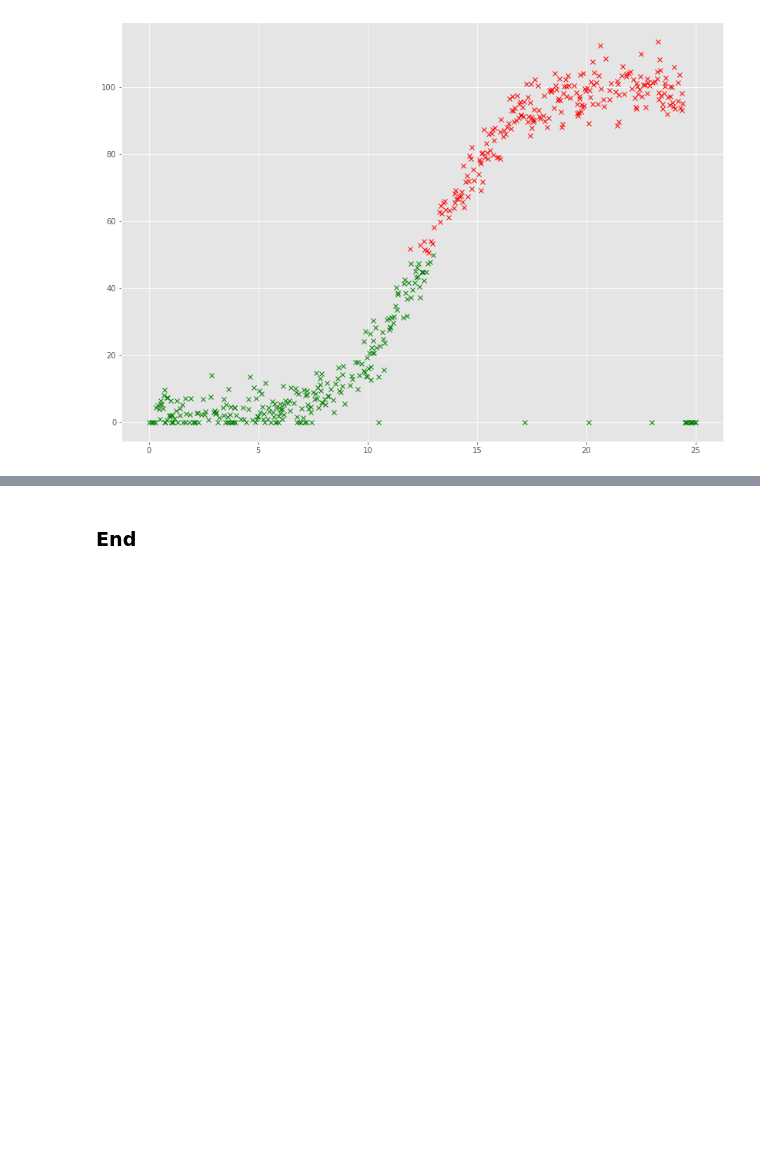
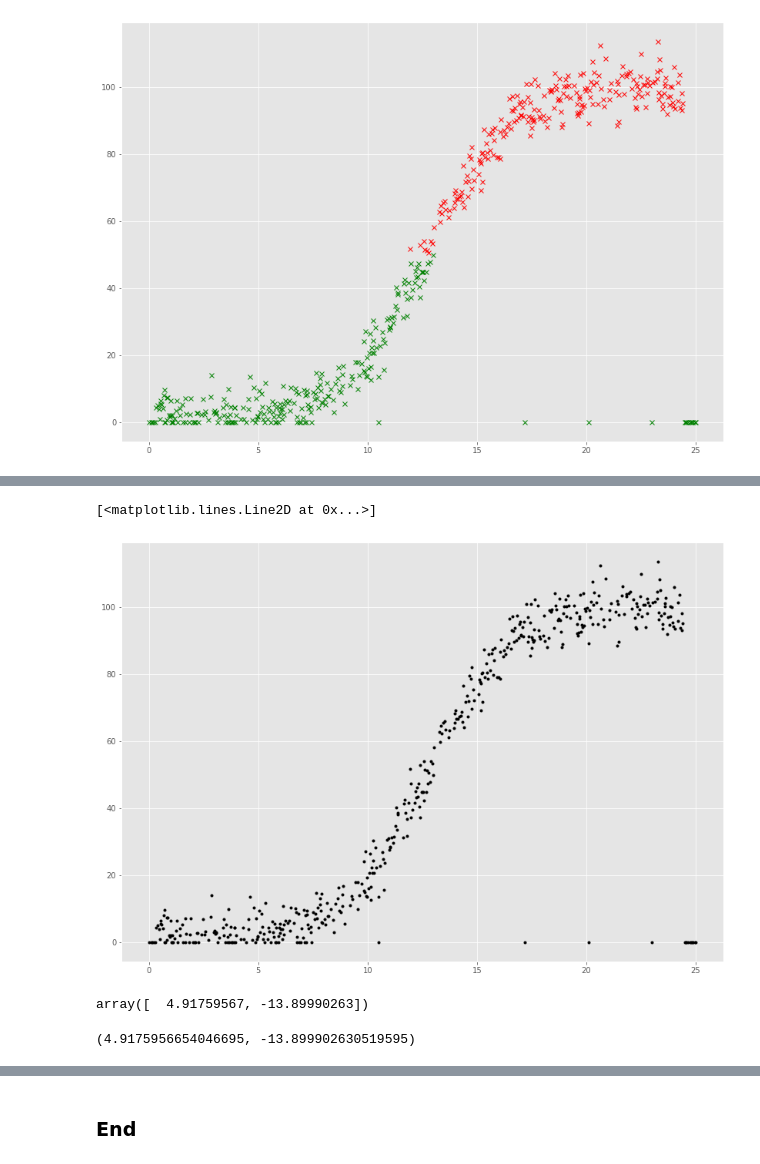
Before and after one commit to angela1C/MLASProject, a Jupyter notebook: speed_power.ipynb, the cells around one changed output, grey strips where cells are left out. Saved outputs shown, nothing was run; the diff lists cells and outputs as text; code cells hidden in the pictures; blank space fills up the shorter version.

Commit message:
having a look at regression

```diff
--- a/speed_power.ipynb
+++ b/speed_power.ipynb
@@ -647,0 +664,36 @@ plt.plot(X[kmeans.labels_ == 1][:,0], X[kmeans.labels_ == 1][:,1], 'rx')
+# %%
+# save link to data and reference the link
+csv_url = 'https://raw.githubusercontent.com/ianmcloughlin/2020A-machstat-project/master/dataset/powerproduction.csv'
+# read the csv data into a pandas dataframe
+df = pd.read_csv(csv_url)
+df
+# write the dataframe to csv
+df.to_csv('df.csv')
+# %%
+# Plots styles.
+plt.style.use('ggplot')
+
+# Plot size.
+plt.rcParams['figure.figsize'] = (14, 10)
+# %%
+# assign speed to x and power to y
+x = df.speed
+y = df.power
+# %%
+# Plot x versus y.
+plt.plot(x, y, 'k.')
+# %% [output]
+[<matplotlib.lines.Line2D at 0x...>]
+[figure, added]
+# %%
+# Do regression on the x and y arrays using numpy.
+np.polyfit(x, y, 1)
+# %% [output]
+array([  4.91759567, -13.89990263])
+# %%
+# Create variables with those values.
+m, c = np.polyfit(x, y, 1)
+# Have a look at m and c.
+m, c
+# %% [output]
+(4.9175956654046695, -13.899902630519595)
```
Also changed, not shown: parts of 28 cells of this notebook.
